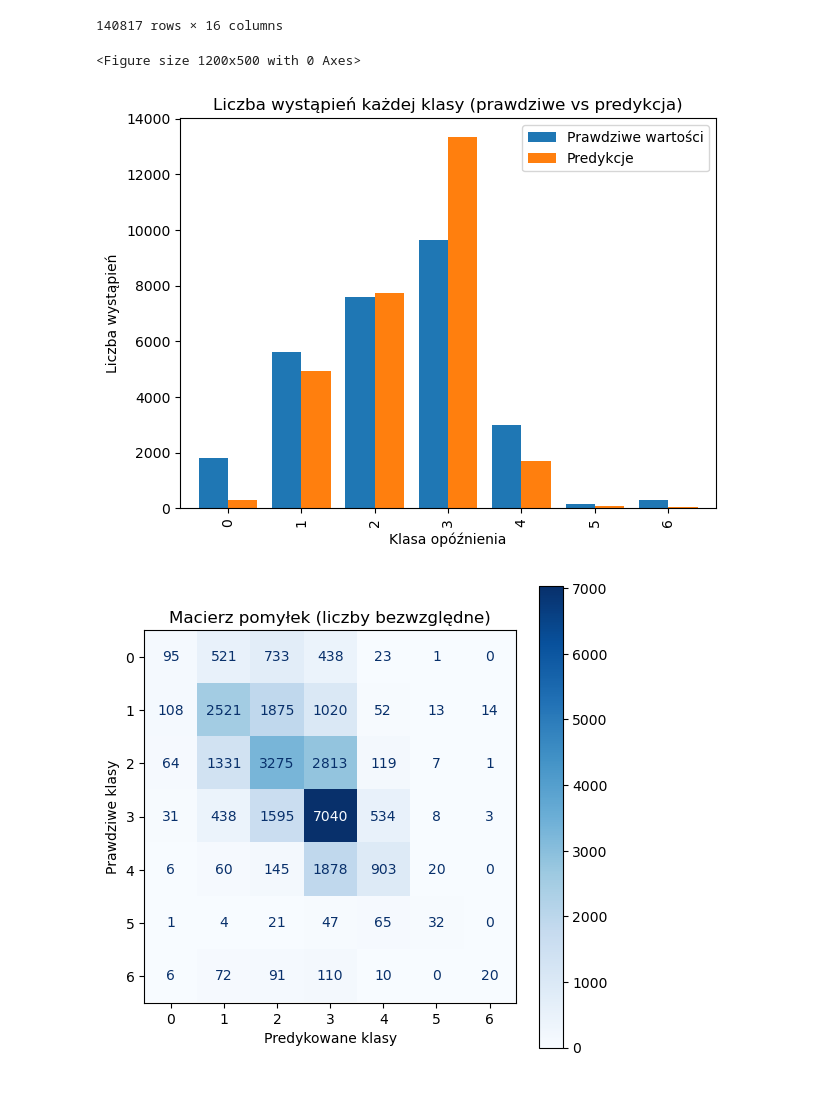
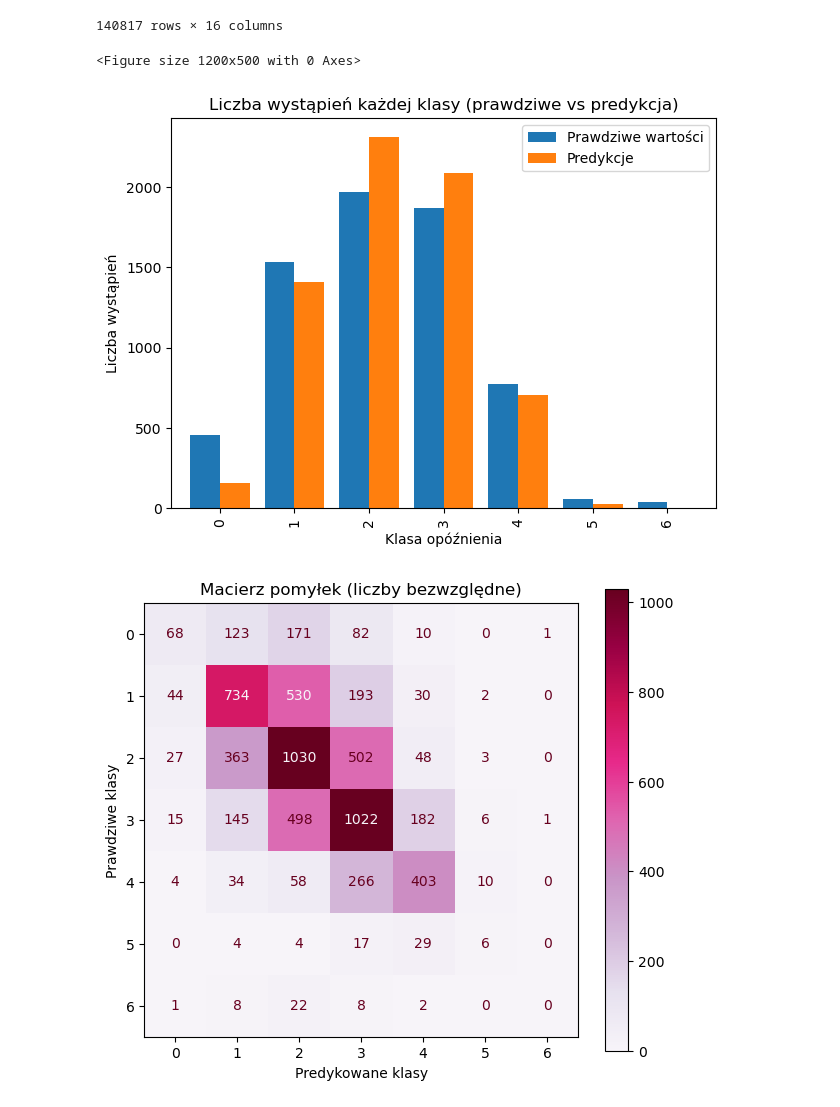
Before and after one commit to chalupka-student/autobusy, a Jupyter notebook: skrypty/klasyfikacja.ipynb, the cells around one changed output. Drawn from its saved outputs; the diff is of its cells as text; code cells hidden in the pictures.

```diff
--- a/skrypty/klasyfikacja.ipynb
+++ b/skrypty/klasyfikacja.ipynb
@@ -31,7 +31,7 @@ df
 # %%
 
 objs = []
-with open('../data/wyniki_predykcji/grupa_1_klasyfikacja_bez_cv_100_epoch','rb') as f:
+with open('../data/wyniki_predykcji/grupa_3_klasyfikacja_bez_cv_100_epoch','rb') as f:
     while True:
         try:
             objs.append(pickle.load(f))
@@ -42,6 +42,7 @@ wyniki_zapis=objs[-1]
 # %%
 df_results = wyniki_zapis[2]
 df_results = df_results.sort_values('orig_idx', ascending=True).set_index('orig_idx')
+df_results=df_results.reset_index()
 
 plt.figure(figsize=(12,5))
 y_true_counts = df_results['y_true'].value_counts().sort_index()
@@ -65,37 +66,37 @@ classes = sorted(df_results['y_true'].unique())
 
 # Standard confusion matrix (absolute)
 disp = ConfusionMatrixDisplay(confusion_matrix=cm, display_labels=classes)
-fig, ax = plt.subplots(figsize=(6, 6))
-disp.plot(ax=ax, cmap='Blues')
+fig, ax = plt.subplots(figsize=(7, 6))
+disp.plot(ax=ax, cmap='PuRd')
 plt.title(f"Macierz pomyłek (liczby bezwzględne)")
 plt.xlabel("Predykowane klasy")
 plt.ylabel("Prawdziwe klasy")
 plt.show()
 
 # Normalized confusion matrix (row norm)
 cm_normalized = confusion_matrix(df_results['y_true'], df_results['y_pred'], normalize='true')
 disp_norm = ConfusionMatrixDisplay(confusion_matrix=cm_normalized, display_labels=classes)
-fig, ax = plt.subplots(figsize=(6, 6))
-disp_norm.plot(ax=ax, cmap='Blues', values_format=".2f")
+fig, ax = plt.subplots(figsize=(7, 6))
+disp_norm.plot(ax=ax, cmap='PuRd', values_format=".2f")
 plt.title(f"Macierz pomyłek (znormalizowana, procenty w wierszach)")
 plt.xlabel("Predykowane klasy")
 plt.ylabel("Prawdziwe klasy")
 plt.show()
 
 
 precision = precision_score(df_results['y_true'], df_results['y_pred'], average=None, zero_division=0)
 recall = recall_score(df_results['y_true'], df_results['y_pred'], average=None, zero_division=0)
 
 print("Precision dla każdej klasy:")
 for c, p in zip(classes, precision):
     print(f"Klasa {c}: {p:.3f}")
 print("\nRecall dla każdej klasy:")
 for c, r in zip(classes, recall):
     print(f"Klasa {c}: {r:.3f}")
 
 print(f"\nŚrednia precision (macro): {precision_score(df_results['y_true'], df_results['y_pred'], average='macro', zero_division=0):.3f}")
 print(f"Średnia recall (macro): {recall_score(df_results['y_true'], df_results['y_pred'], average='macro', zero_division=0):.3f}")
 # %% [output]
 <Figure size 1200x500 with 0 Axes>
-[figure, old version]
+[figure, new version]
-[figure, old version]
+[figure, new version]
```
Also changed, not shown: parts of 4 cells of this notebook, 2 other files.
